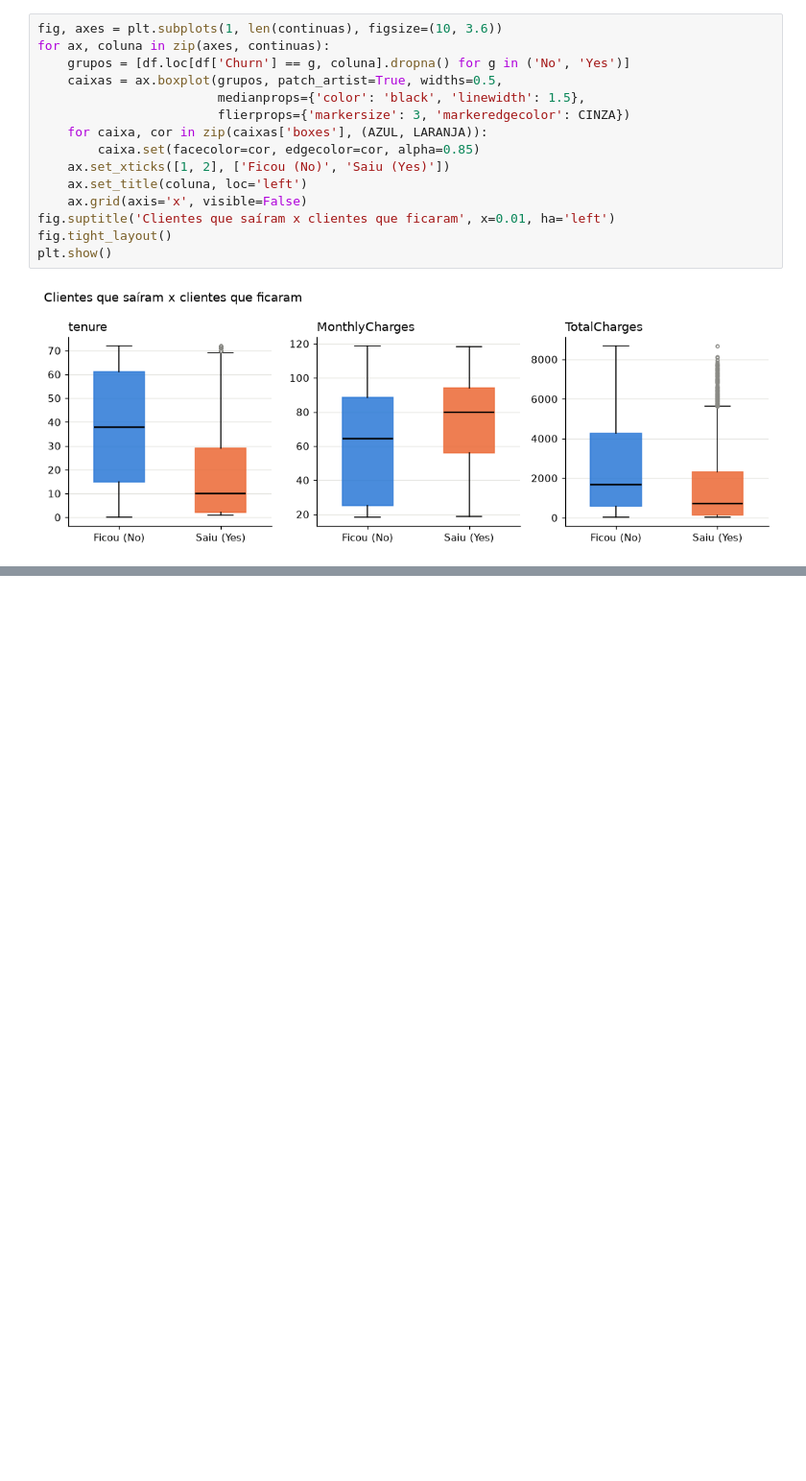
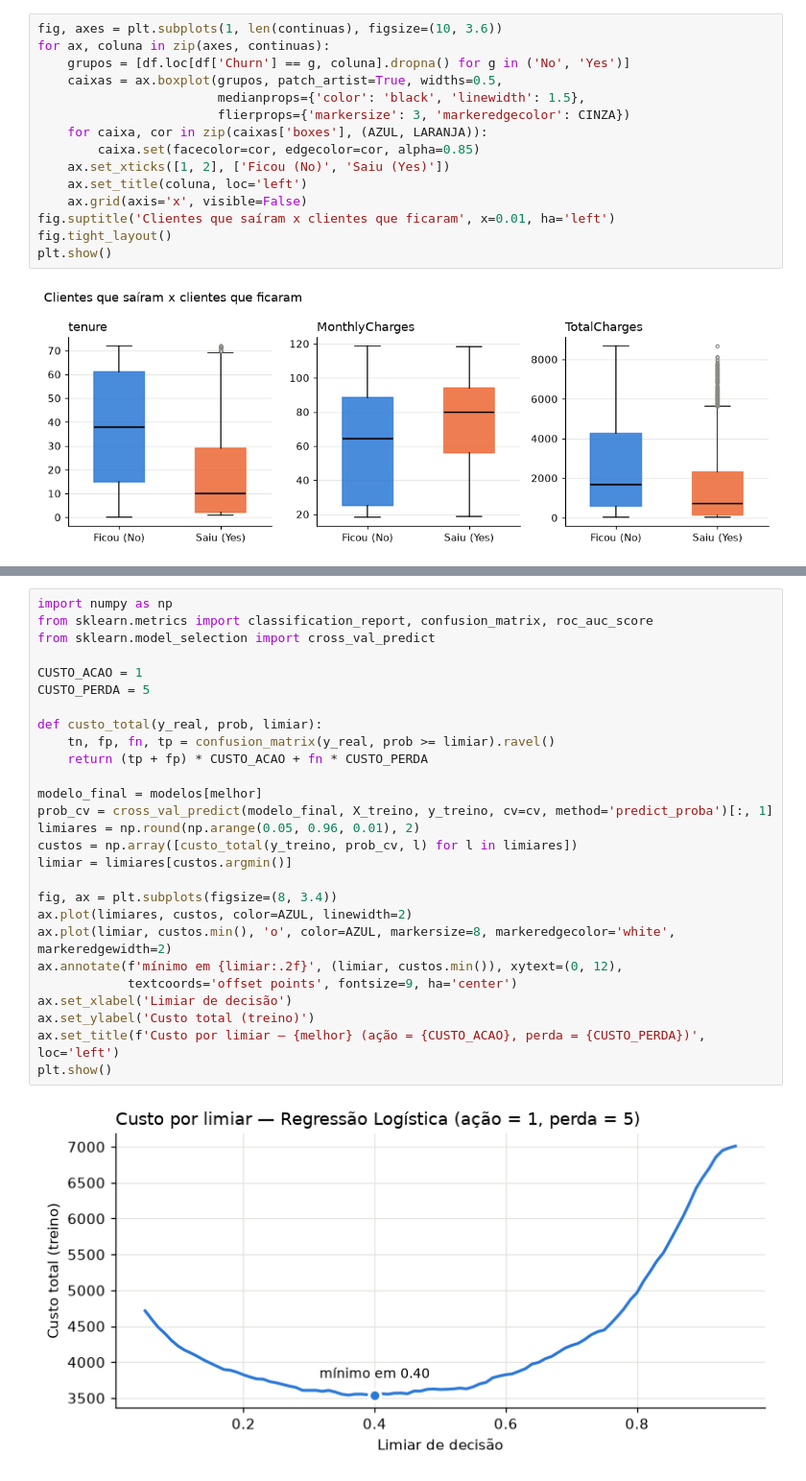
Before and after one commit to LorenzoNMachado/Customer-Churn, a Jupyter notebook: notebooks/analise_churn.ipynb, the cells around one changed output, grey strips where cells are left out. Shown at 96% size. Drawn from its saved outputs; the diff is of its cells as text; blank space fills up the shorter version.

```diff
--- a/notebooks/analise_churn.ipynb
+++ b/notebooks/analise_churn.ipynb
@@ -352,0 +380,29 @@ ROC-AUC: 0.846
+# %%
+import numpy as np
+from sklearn.metrics import classification_report, confusion_matrix, roc_auc_score
+from sklearn.model_selection import cross_val_predict
+
+CUSTO_ACAO = 1
+CUSTO_PERDA = 5
+
+def custo_total(y_real, prob, limiar):
+    tn, fp, fn, tp = confusion_matrix(y_real, prob >= limiar).ravel()
+    return (tp + fp) * CUSTO_ACAO + fn * CUSTO_PERDA
+
+modelo_final = modelos[melhor]
+prob_cv = cross_val_predict(modelo_final, X_treino, y_treino, cv=cv, method='predict_proba')[:, 1]
+limiares = np.round(np.arange(0.05, 0.96, 0.01), 2)
+custos = np.array([custo_total(y_treino, prob_cv, l) for l in limiares])
+limiar = limiares[custos.argmin()]
+
+fig, ax = plt.subplots(figsize=(8, 3.4))
+ax.plot(limiares, custos, color=AZUL, linewidth=2)
+ax.plot(limiar, custos.min(), 'o', color=AZUL, markersize=8, markeredgecolor='white', markeredgewidth=2)
+ax.annotate(f'mínimo em {limiar:.2f}', (limiar, custos.min()), xytext=(0, 12),
+            textcoords='offset points', fontsize=9, ha='center')
+ax.set_xlabel('Limiar de decisão')
+ax.set_ylabel('Custo total (treino)')
+ax.set_title(f'Custo por limiar — {melhor} (ação = {CUSTO_ACAO}, perda = {CUSTO_PERDA})', loc='left')
+plt.show()
+# %% [output]
+[figure, added]
```
Also changed, not shown: parts of 23 cells of this notebook, 6 other files.
